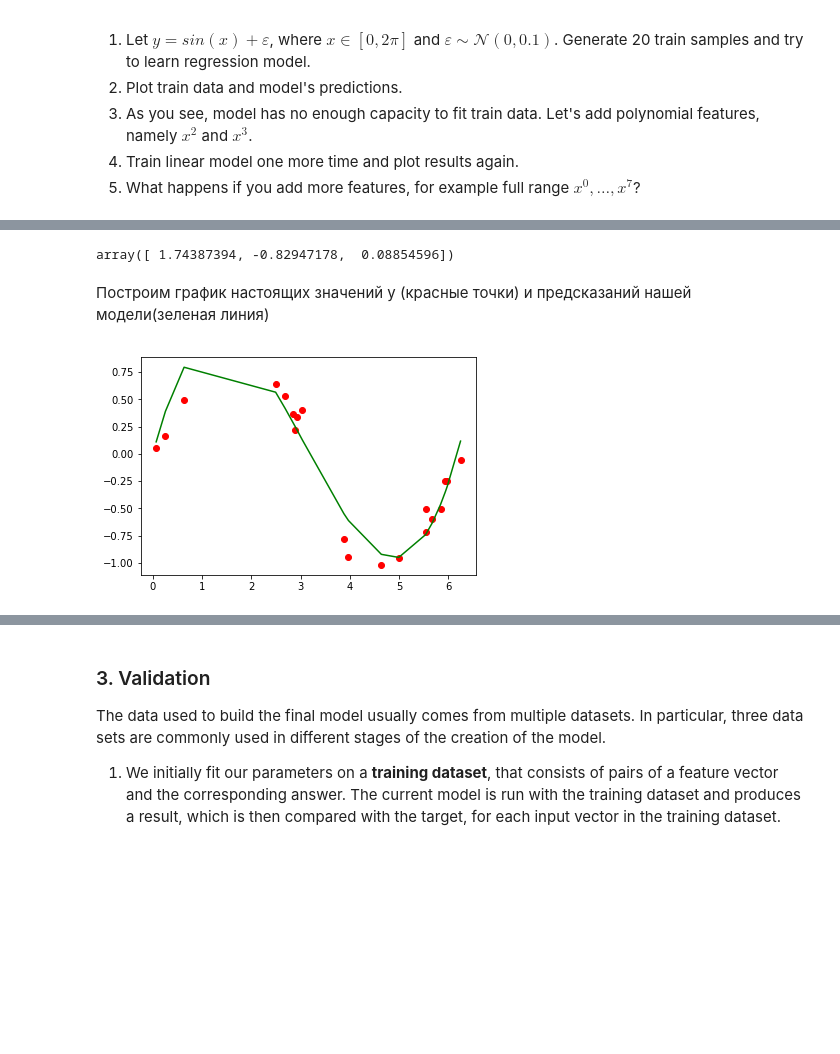
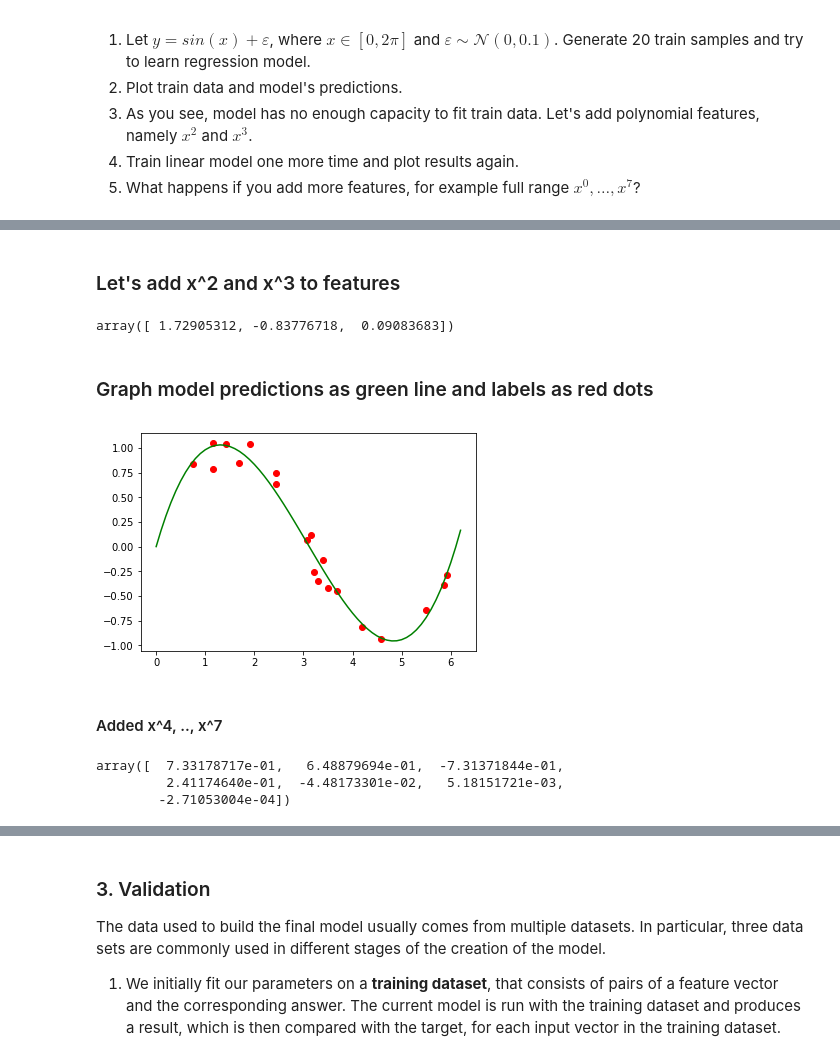
Before and after one commit to ahmados/renju, a Jupyter notebook: lab-1.ipynb, the cells around one changed output, grey strips where cells are left out. Saved outputs shown, nothing was run; the diff lists cells and outputs as text; code cells hidden in the pictures; blank space fills up the shorter version.

```diff
--- a/lab-1.ipynb
+++ b/lab-1.ipynb
@@ -60,6 +60,10 @@ $$w = (X^TX)^{-1}X^TY.$$
 import numpy as np
 import scipy as sp
 from numpy.linalg import inv
-# %%
-def f(x, w):
-    return x*w[0] + x*x*w[1] + x*x*x*w[2]
+# %%
+def f(x, w):
+    i = w.shape[0]
+    s = 0
+    for i in range(i):
+        s = s + np.power(x, i + 1) * w[i]
+    return s
@@ -66,22 +88,36 @@ def f(x, w):
+# %% [markdown]
+### Let's add x^2 and x^3 to features
 # %%
 x_train = np.zeros((20, 3))
-# Наша тренировачная выборка:
 x_train[:, 0] = 2 * np.pi * np.random.rand(20)
-x_train[:, 0] = np.sort(x_train[:, 0])
-# Добавим x^2 и x^3
 for i in range(2):
     x_train[:, i + 1] = np.power(x_train[:, 0], i + 2)
 y_train = np.sin(x_train[:, 0]) + 0.1 * np.random.randn(20)
-# Вычислим веса по формуле матриц
 w = np.dot(np.dot(inv(np.dot(np.transpose(x_train), x_train)), np.transpose(x_train)), y_train)
 w
 # %% [output]
-array([ 1.74387394, -0.82947178,  0.08854596])
+array([ 1.72905312, -0.83776718,  0.09083683])
-# %% [markdown]
-Построим график настоящих значений y (красные точки) и предсказаний нашей модели(зеленая линия)
+# %% [markdown]
+### Graph model predictions as green line and labels as red dots
+# %%
+x_line = np.arange(0, 2 * np.pi, 0.1)
 # %%
 import matplotlib.pyplot as plt
-plt.plot(x_train[:, 0], y_train, 'ro', x_train[:, 0], f(x_train[:, 0], w), 'g-')
+plt.plot(x_train[:, 0], y_train, 'ro', x_line, f(x_line, w), 'g-')
 plt.show()
 # %% [output]
-[figure, old version]
+[figure, new version]
+# %% [markdown]
+#### Added x^4, .., x^7
+# %%
+x_train = np.zeros((20, 7))
+x_train[:, 0] = 2 * np.pi * np.random.rand(20)
+for i in range(6):
+    x_train[:, i + 1] = np.power(x_train[:, 0], i + 2)
+y_train = np.sin(x_train[:, 0]) + 0.1 * np.random.randn(20)
+w = np.dot(np.dot(inv(np.dot(np.transpose(x_train), x_train)), np.transpose(x_train)), y_train)
+w
+# %% [output]
+array([  7.33178717e-01,   6.48879694e-01,  -7.31371844e-01,
+         2.41174640e-01,  -4.48173301e-02,   5.18151721e-03,
+        -2.71053004e-04])
```
Also changed, not shown: parts of 21 cells of this notebook.
